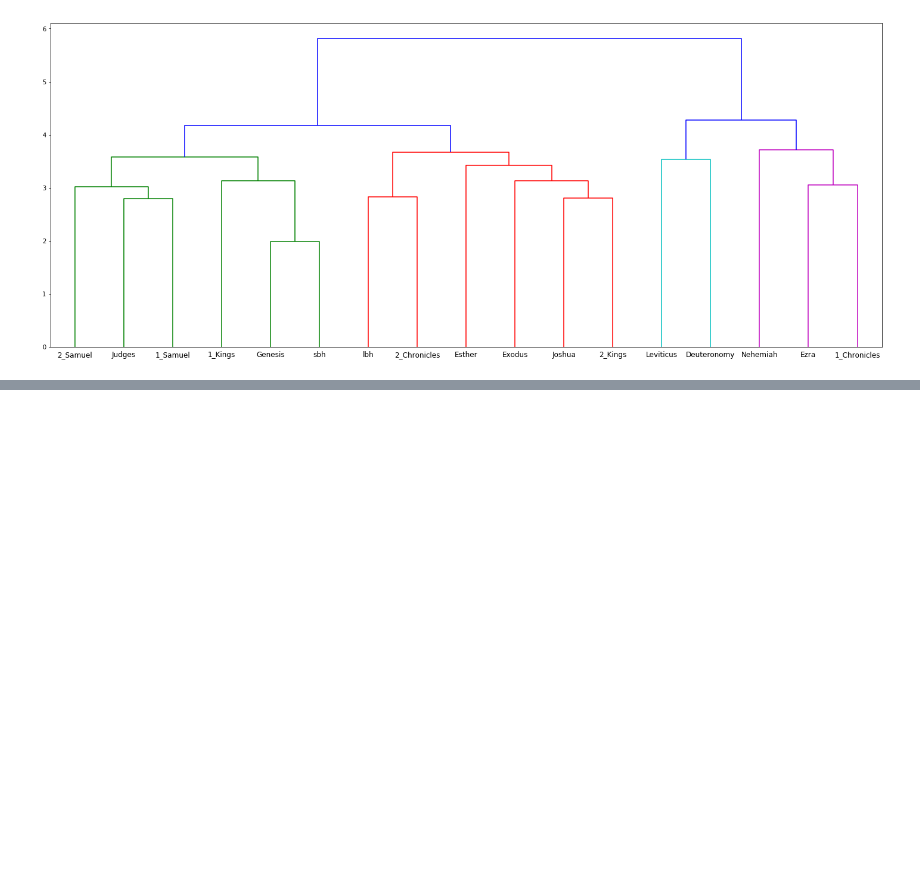
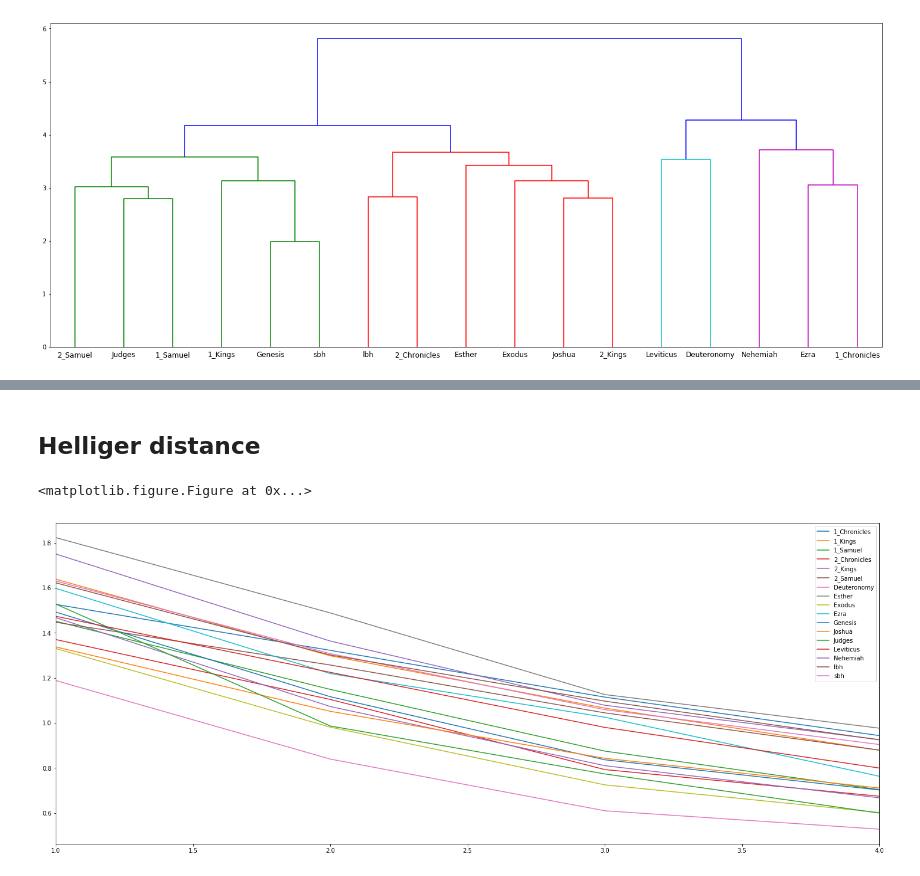
Before and after one commit to ETCBC/Probabilistic_Language_Change, a Jupyter notebook: Markov chain analysis.ipynb, the cells around one changed output, grey strips where cells are left out. Drawn from its saved outputs; the diff is of its cells as text; code cells hidden in the pictures; blank space fills up the shorter version.

```diff
--- a/Markov chain analysis.ipynb
+++ b/Markov chain analysis.ipynb
@@ -148,0 +187,18 @@ plt.show()
+# %%
+df_validation = pd.DataFrame()
+for sampleSize in [10]:
+    print(sampleSize)
+    random = pd.DataFrame(columns = list(data.keys()))
+    for i in range(0,100):
+        if(i == 25):
+            print("25%")
+        if(i == 50):
+            print("50%")
+        if(i == 75):
+            print("75%")
+        results = validateModel(data, sampleSize)
+        res = pd.DataFrame(results,index=[i])
+        random = random.append(res)
+    df_validation[sampleSize] = random.mean(0)
+df_validation = df_validation.transpose()
+df_validation
@@ -148,0 +212,9 @@ plt.show()
+# %% [markdown]
+## Helliger distance
+# %%
+plt.figure(figsize = (25,10))
+df_validation.plot(figsize  = (25,10))
+plt.show()
+# %% [output]
+<matplotlib.figure.Figure at 0x...>
+[figure, added]
```
Also changed, not shown: parts of 8 cells of this notebook.
